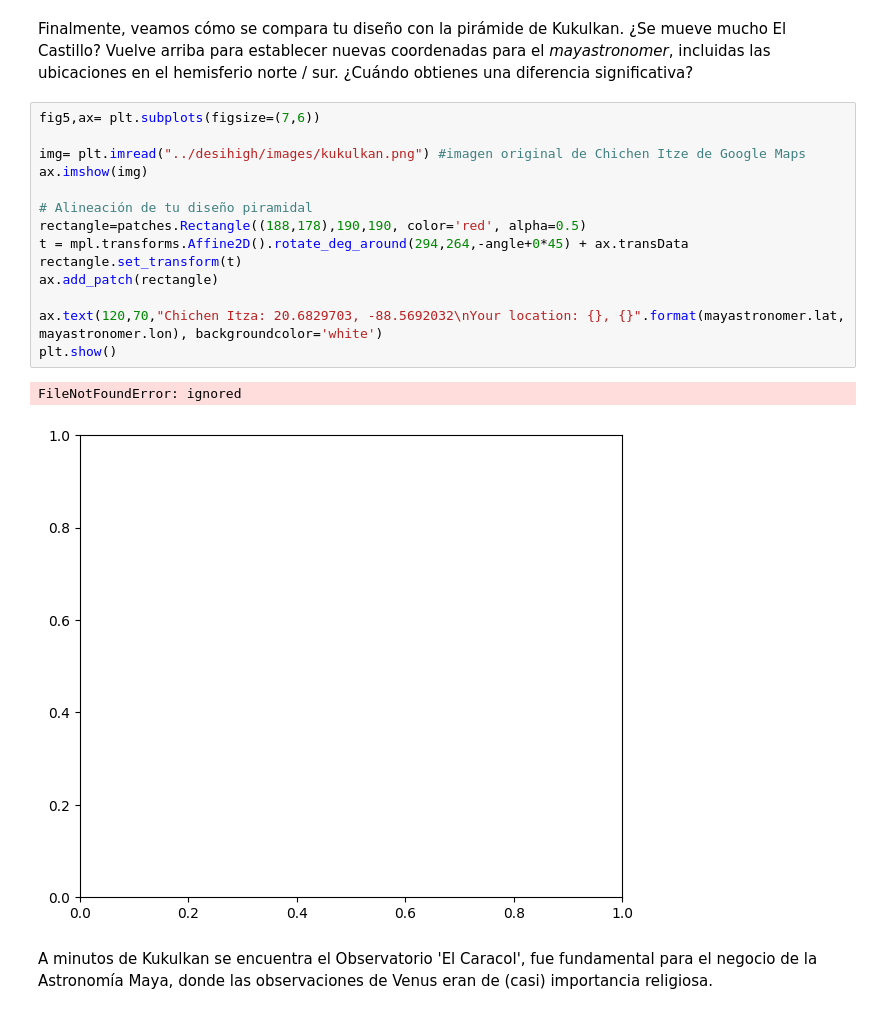
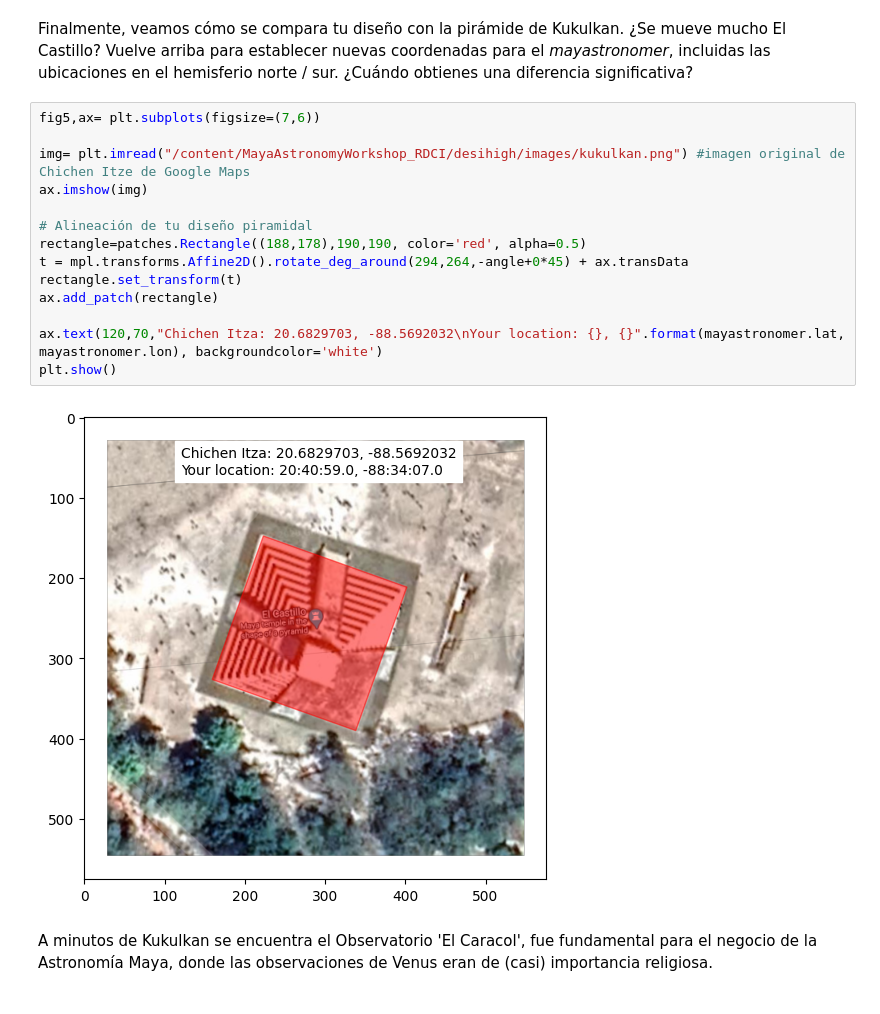
Before and after one commit to DsCIenceUG/MayaAstronomyWorkshop_RDCI, a Jupyter notebook: Espanol/FromMayaToDESI_es_Work_RDCI.ipynb, the cells around one changed output. Saved outputs shown, nothing was run; the diff lists cells and outputs as text.

```diff
--- a/Espanol/FromMayaToDESI_es_Work_RDCI.ipynb
+++ b/Espanol/FromMayaToDESI_es_Work_RDCI.ipynb
@@ -257,20 +257,19 @@ Finalmente, veamos cómo se compara tu diseño con la pirámide de Kukulkan. ¿S
 # %%
 fig5,ax= plt.subplots(figsize=(7,6))
 
-img= plt.imread("../desihigh/images/kukulkan.png") #imagen original de Chichen Itze de Google Maps
+img= plt.imread("/content/MayaAstronomyWorkshop_RDCI/desihigh/images/kukulkan.png") #imagen original de Chichen Itze de Google Maps
 ax.imshow(img)
 
 # Alineación de tu diseño piramidal
 rectangle=patches.Rectangle((188,178),190,190, color='red', alpha=0.5)
 t = mpl.transforms.Affine2D().rotate_deg_around(294,264,-angle+0*45) + ax.transData
 rectangle.set_transform(t)
 ax.add_patch(rectangle)
 
 ax.text(120,70,"Chichen Itza: 20.6829703, -88.5692032\nYour location: {}, {}".format(mayastronomer.lat, mayastronomer.lon), backgroundcolor='white')
 plt.show()
 # %% [output]
-FileNotFoundError: ignored
-[figure, old version]
+[figure, new version]
 # %% [markdown]
 A minutos de Kukulkan se encuentra el Observatorio 'El Caracol', fue fundamental para el negocio de la Astronomía Maya, donde las observaciones de Venus eran de (casi) importancia religiosa.
 # %% [markdown]
```
Also changed, not shown: parts of 15 cells of this notebook.
